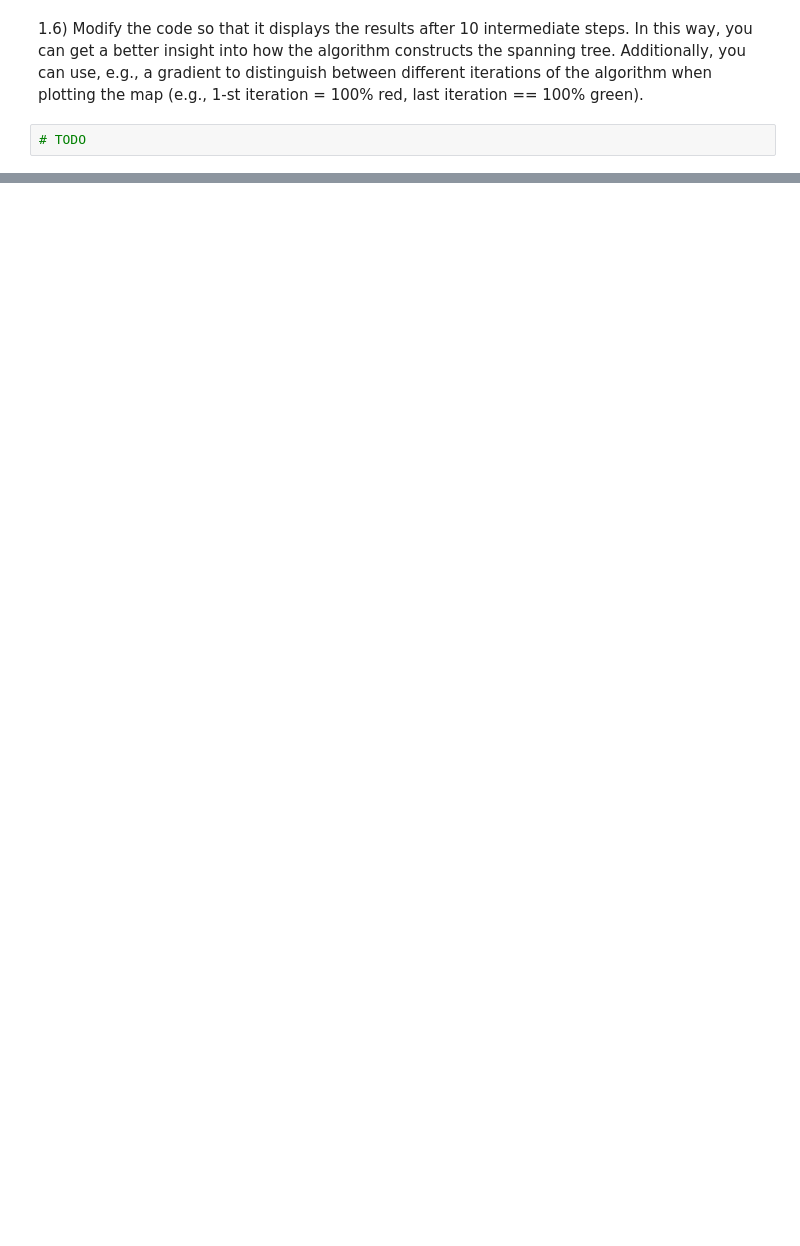
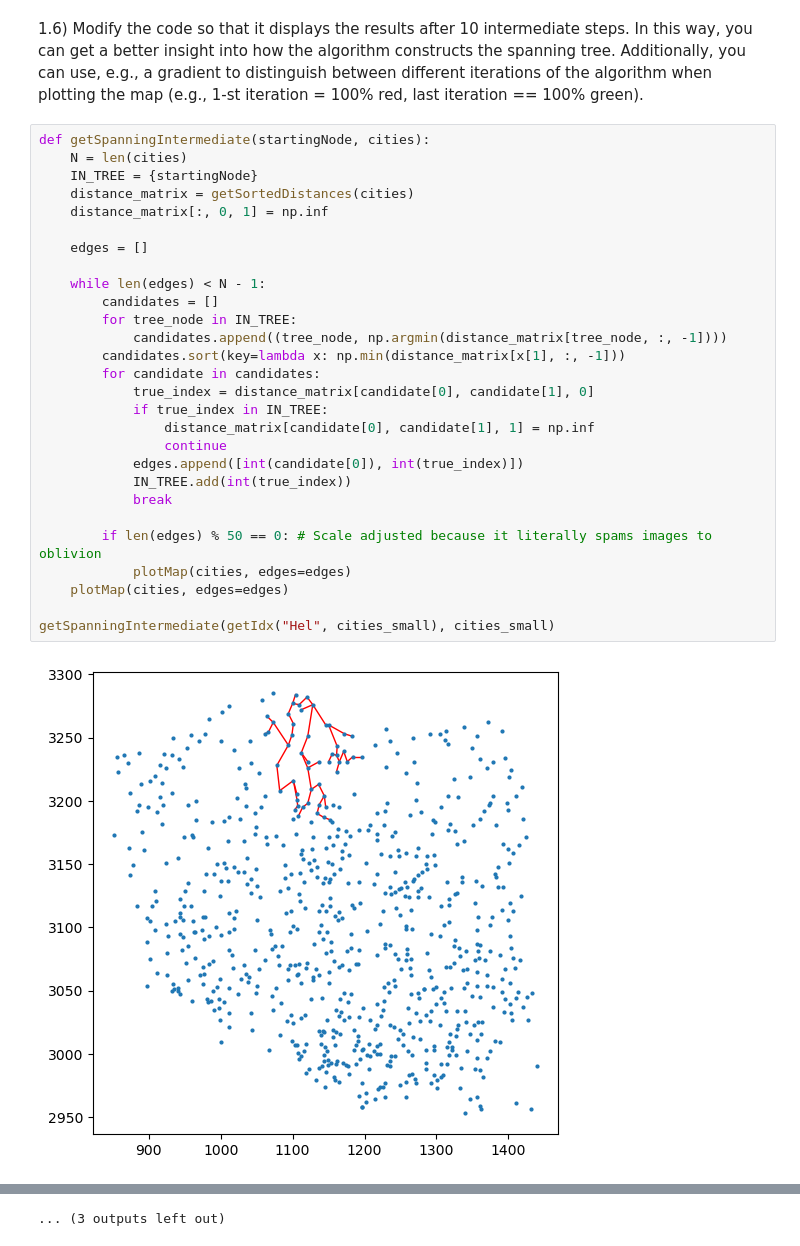
Before and after one commit to Petrerer/semester5, a Jupyter notebook: OR/Lab6/MSTP.ipynb, the cells around one changed output, grey strips where cells are left out. Cells and saved outputs as stored; diff of their text form; blank space fills up the shorter version.

```diff
--- a/OR/Lab6/MSTP.ipynb
+++ b/OR/Lab6/MSTP.ipynb
@@ -109,4 +157,32 @@ plotMap(cities_small, edges=edges)
 # %% [markdown]
 1.6) Modify the code so that it displays the results after 10 intermediate steps. In this way, you can get a better insight into how the algorithm constructs the spanning tree. Additionally, you can use, e.g., a gradient to distinguish between different iterations of the algorithm when plotting the map (e.g., 1-st iteration = 100% red, last iteration == 100% green).
-# %%
-# TODO
+# %%
+def getSpanningIntermediate(startingNode, cities):
+    N = len(cities)
+    IN_TREE = {startingNode}
+    distance_matrix = getSortedDistances(cities)
+    distance_matrix[:, 0, 1] = np.inf
+
+    edges = []
+
+    while len(edges) < N - 1:
+        candidates = []
+        for tree_node in IN_TREE:
+            candidates.append((tree_node, np.argmin(distance_matrix[tree_node, :, -1])))
+        candidates.sort(key=lambda x: np.min(distance_matrix[x[1], :, -1]))
+        for candidate in candidates:
+            true_index = distance_matrix[candidate[0], candidate[1], 0]
+            if true_index in IN_TREE:
+                distance_matrix[candidate[0], candidate[1], 1] = np.inf
+                continue
+            edges.append([int(candidate[0]), int(true_index)])
+            IN_TREE.add(int(true_index))
+            break
+
+        if len(edges) % 50 == 0: # Scale adjusted because it literally spams images to oblivion
+            plotMap(cities, edges=edges)
+    plotMap(cities, edges=edges)
+
+getSpanningIntermediate(getIdx("Hel", cities_small), cities_small)
+# %% [output]
+[figure, added]
@@ -112,0 +200 @@ plotMap(cities_small, edges=edges)
+... (3 outputs left out)
```
Also changed, not shown: parts of 9 cells of this notebook, 4 other files.
